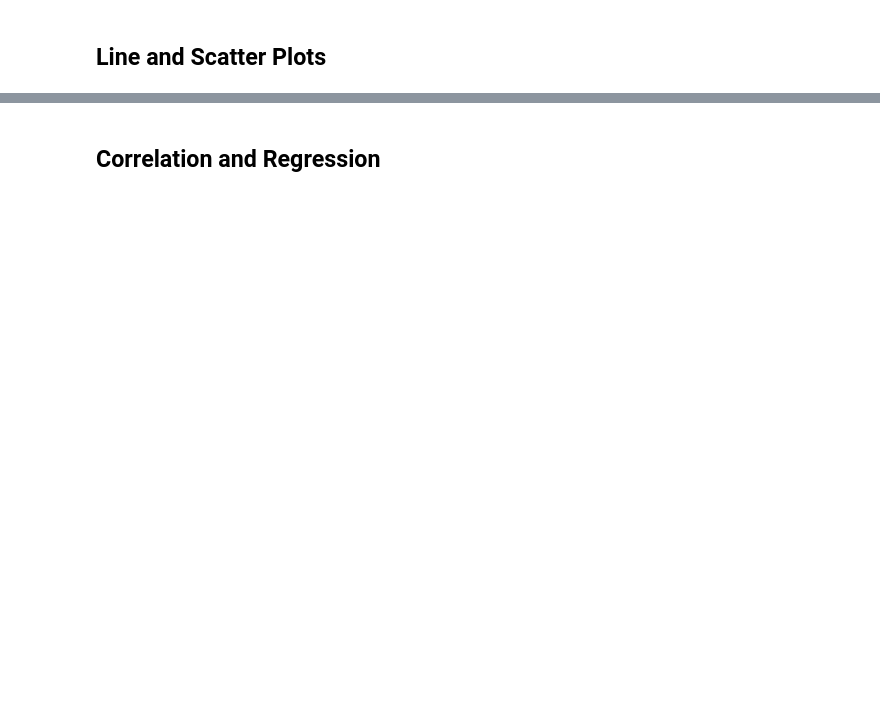
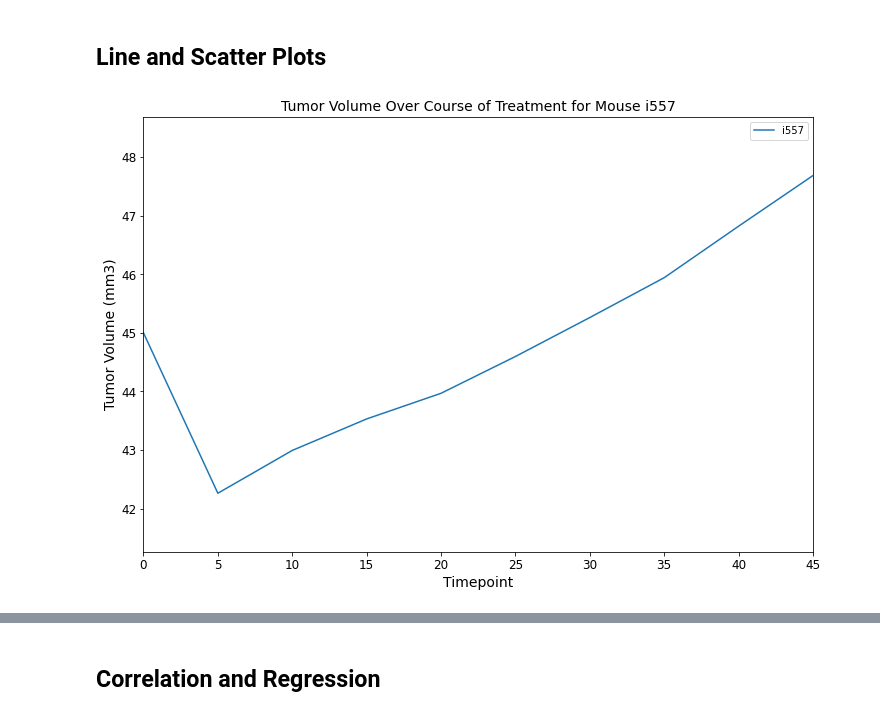
Before and after one commit to dcurrigan/matplotlib-challenge, a Jupyter notebook: pymaceuticals_starter.ipynb, the cells around one changed output, grey strips where cells are left out. Cells and saved outputs as stored; diff of their text form; code cells hidden in the pictures; blank space fills up the shorter version.

```diff
--- a/pymaceuticals_starter.ipynb
+++ b/pymaceuticals_starter.ipynb
@@ -322,0 +329,19 @@ plot_data.boxplot(by="Drug Regimen", grid=False)
+# %%
+# Generate a line plot of time point versus tumor volume for a mouse treated with Capomulin
+# Mouse with ID 'i557' chosen from the data set
+plot_mouse = df[df["Mouse ID"] == "i557"]
+
+# Line plot of this mouses tumor volume vs time
+plot = plot_mouse.plot.line(x="Timepoint", y="Tumor Volume (mm3)", figsize=(12,8), label="i557")
+
+# Formatting and Display
+plot.set_ylabel("Tumor Volume (mm3)", fontsize=14)
+plot.set_xlabel("Timepoint", fontsize=14)
+plot.set_title("Tumor Volume Over Course of Treatment for Mouse i557", fontsize=14)
+plt.xticks(fontsize=12)
+plt.yticks(fontsize=12)
+plt.ylim(plot_mouse['Tumor Volume (mm3)'].min()-1, plot_mouse['Tumor Volume (mm3)'].max()+1)
+plt.xlim(plot_mouse['Timepoint'].min(), plot_mouse['Timepoint'].max())
+plt.show()
+# %% [output]
+[figure, added]
```
Also changed, not shown: parts of 13 cells of this notebook, 2 other files.
